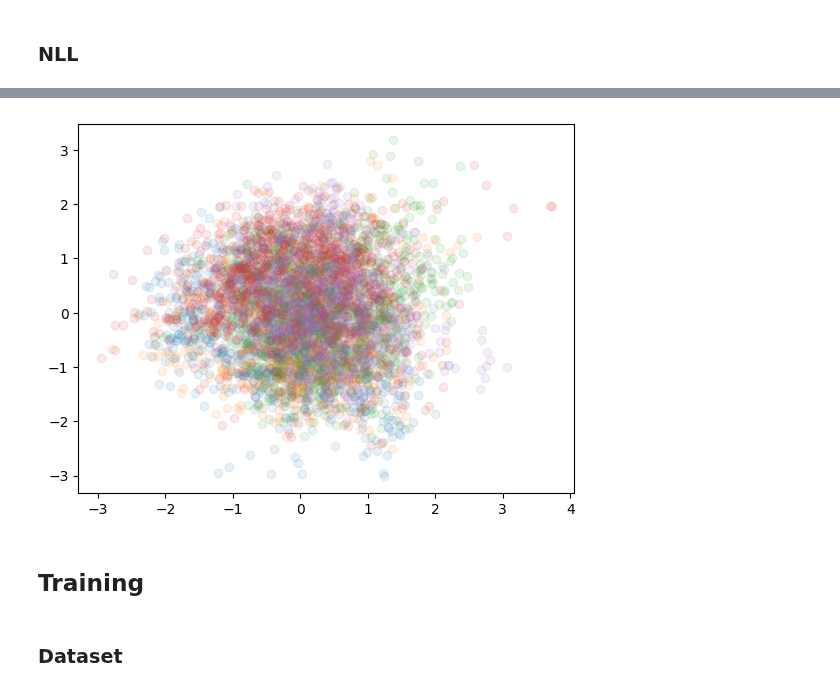
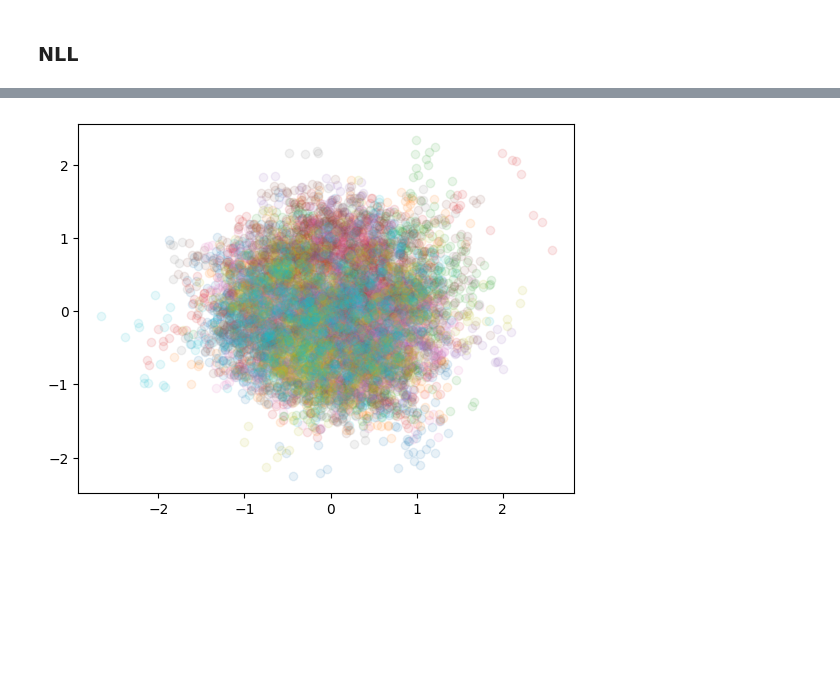
Before and after one commit to taraak/pita, a Jupyter notebook: LJ13_training_nll.ipynb, the cells around one changed output, grey strips where cells are left out. Saved outputs shown, nothing was run; the diff lists cells and outputs as text; code cells hidden in the pictures; blank space fills up the shorter version.

```diff
--- a/LJ13_training_nll.ipynb
+++ b/LJ13_training_nll.ipynb
@@ -238,11 +372,11 @@ def prior_dist(beta):
     )
     return dist
 # %%
-sigma = np.sqrt(2)
+sigma = np.sqrt(10)
 beta = sigma ** 2
 
 follow_estimate = True
-reverse_time = True
+reverse_time = False
 # %%
 def div_fn(u):
     """Accepts a function u:R^D -> R^D."""
@@ -259,0 +403,9 @@ def output_and_div(vecfield, x):
+# %%
+samples_all_2 = np.load('data/all_data_LJ13-2.npy')
+test_data = samples_all_2[len(samples_all_2)//2:]
+test_data = sample_from_array(test_data, 1000)
+del samples_all_2
+test_data = torch.tensor(test_data, device=device)
+test_dists = interatomic_dist(test_data.reshape(-1, n_nodes, dim))
+plt.hist(test_dists.view(-1).cpu().numpy(), bins=100, alpha=0.5, density=True, histtype='step', linewidth=4)
+plt.show()
@@ -281,6 +435,8 @@ with torch.no_grad():
     p0 = prior_dist(beta)
     logp0 = p0.log_prob(x0)
     logp1 = -(logp0 + logdetjac)
+# %%
+x0 = x0.reshape((-1, 39))
 # %%
 p0 = prior_dist(beta)
 logp0 = p0.log_prob(x0)
@@ -305,0 +479,9 @@ plt.show()
+# %%
+x1 = x1.reshape(-1, n_nodes, dim)
+x0_true = x0_true.reshape(-1, n_nodes, dim)
+for i in range(1):
+    plt.scatter(x1[:, i, 0].detach().cpu(), x1[:, i, 1].detach().cpu(), alpha=0.2, label='x1')
+    plt.scatter(x0[:, i, 0].detach().cpu(), x0[:, i, 1].detach().cpu(), alpha=0.2, label='x0')
+    # plt.scatter(x0_true[:, i, 0].detach().cpu(), x0_true[:, i, 1].detach().cpu(), alpha=0.2, label='true x0')
+
+    plt.legend()
@@ -306,9 +490,5 @@ plt.show()
 # %%
-for i in range(5):
+for i in range(10):
     plt.scatter(x0[:, i, 0].detach().cpu(), x0[:, i, 1].detach().cpu(), alpha=0.1)
 # %% [output]
-[figure, old version]
+[figure, new version]
-# %% [markdown]
-## Training
-# %% [markdown]
-### Dataset
```
Also changed, not shown: parts of 46 cells of this notebook.
